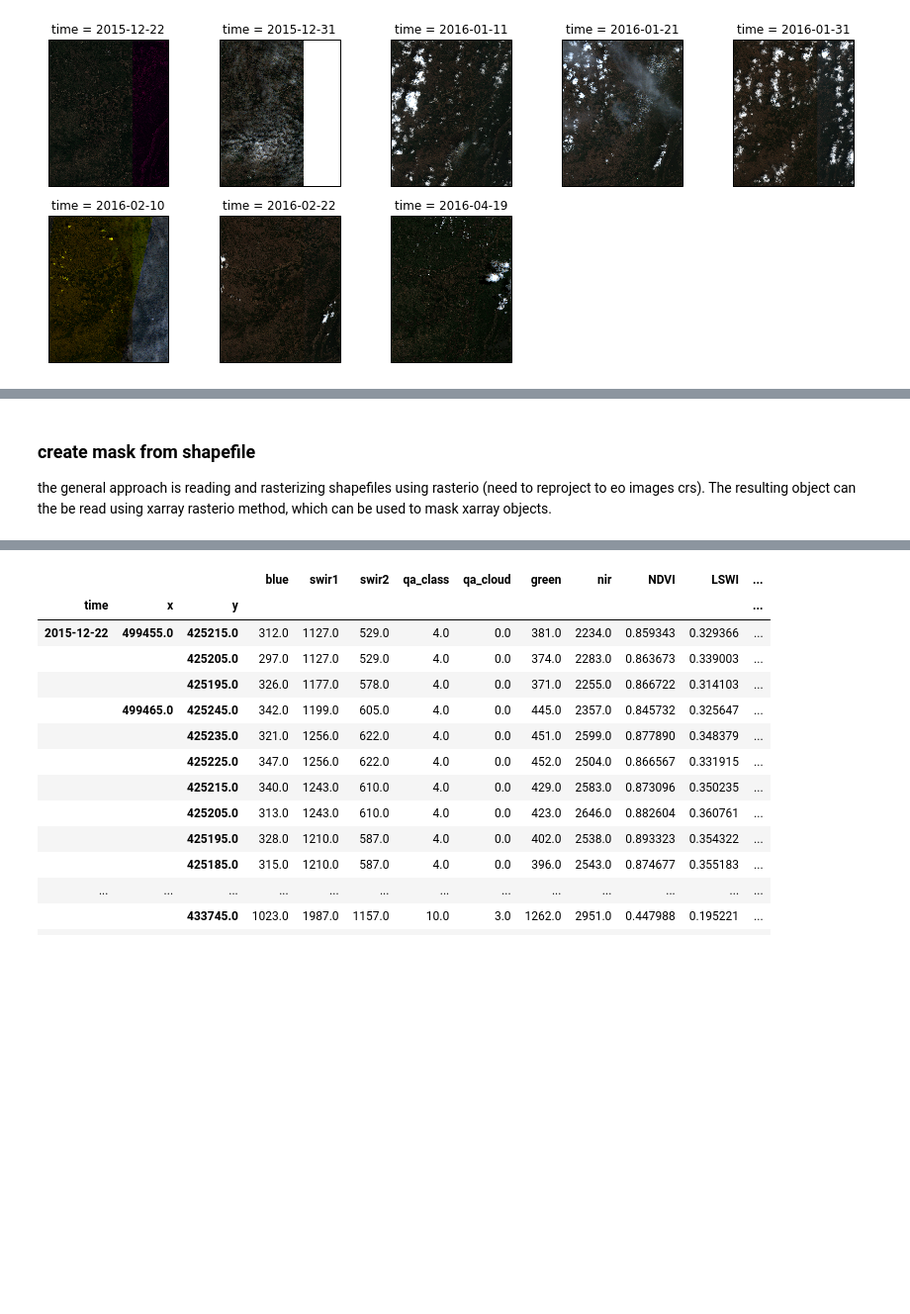
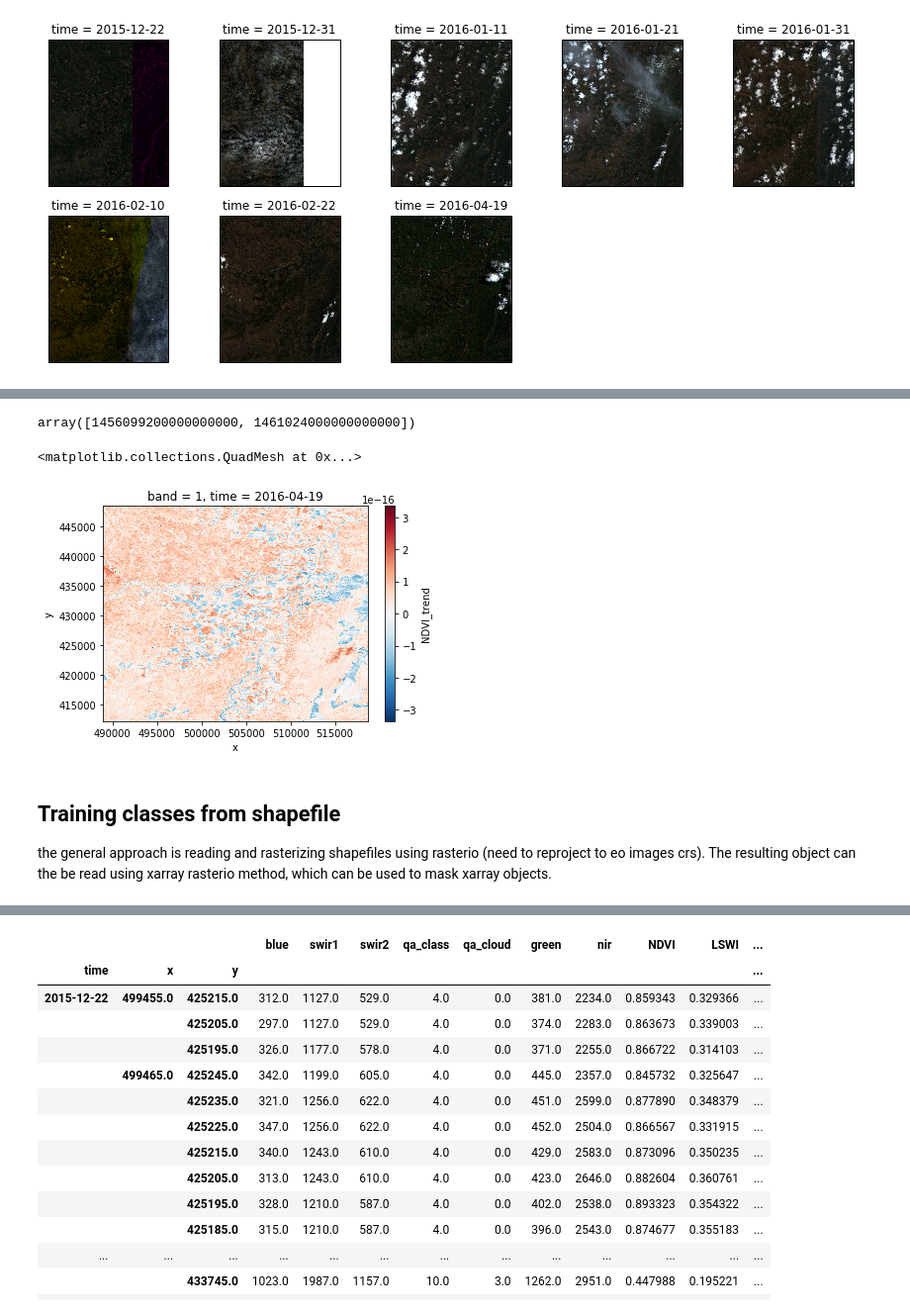
Before and after one commit to alexsalr/ciat_monitor_crops, a Jupyter notebook: Load&Analysis_test.ipynb, the cells around one changed output, grey strips where cells are left out. Shown at 99% size. Drawn from its saved outputs; the diff is of its cells as text; code cells hidden in the pictures; blank space fills up the shorter version.

```diff
--- a/Load&Analysis_test.ipynb
+++ b/Load&Analysis_test.ipynb
@@ -17,5 +68,28 @@ s2_xar.eotemp.plot_RGB()
+# %%
+# Extract ndvi values and dates, from last 2 dates
+vals = s2_xds.isel(time=slice(-2,None)).NDVI.values
+time = s2_xds.isel(time=slice(-2,None)).time.values.astype(long)
+time
+# %% [output]
+array([1456099200000000000, 1461024000000000000])
+# %%
+# Reshape to an array with as many rows as dates and as many columns as there are pixels
+vals2 = vals.reshape(len(time), -1)
+# Do a first-degree polyfit
+regressions = np.polyfit(time, vals2, 1)
+# Get the slope coefficient and reshape to y,x shape
+trends = regressions[0,:].reshape(vals.shape[1], vals.shape[2])
+# %%
+# Join with original dataset reduced to the last time observation
+last_wt = s2_xds.isel(time=-1).assign(NDVI_trend=(['y','x'],trends))
+# %%
+# Plot the trend from the joined xarray dataset
+last_wt.NDVI_trend.plot()
+# %% [output]
+<matplotlib.collections.QuadMesh at 0x...>
+[figure, added]
 # %% [markdown]
-### create mask from shapefile
+## Training classes from shapefile
 the general approach is reading and rasterizing shapefiles using rasterio (need to reproject to eo images crs). The resulting object can the be read using xarray rasterio method, which can be used to mask xarray objects.
 # %%
 import rasterio, dask
```
Also changed, not shown: parts of 18 cells of this notebook, 4 other files.
